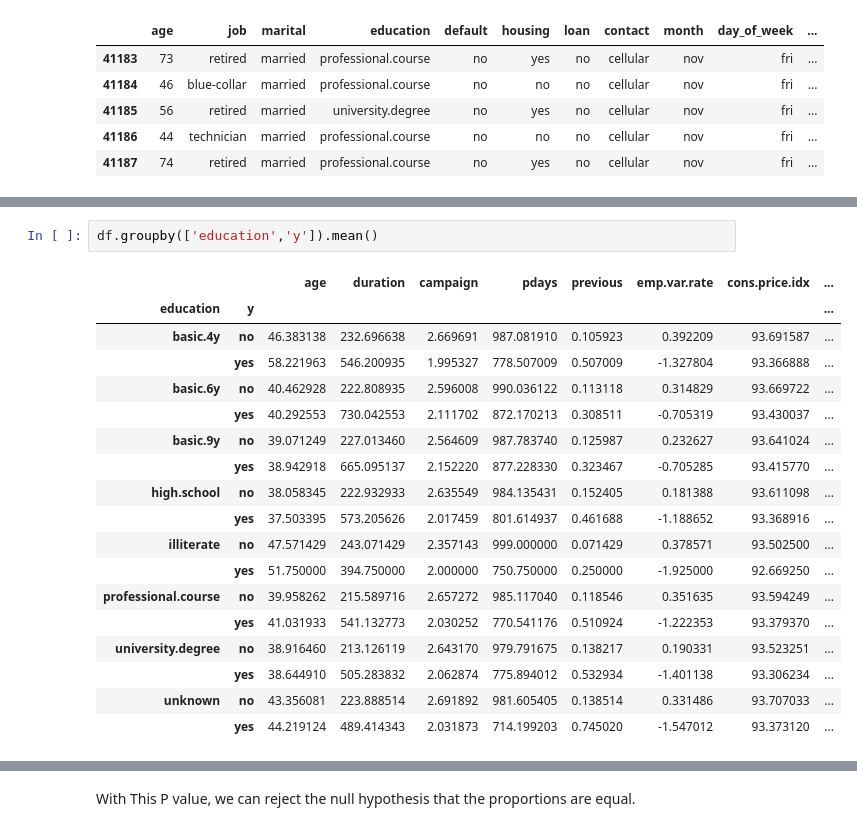
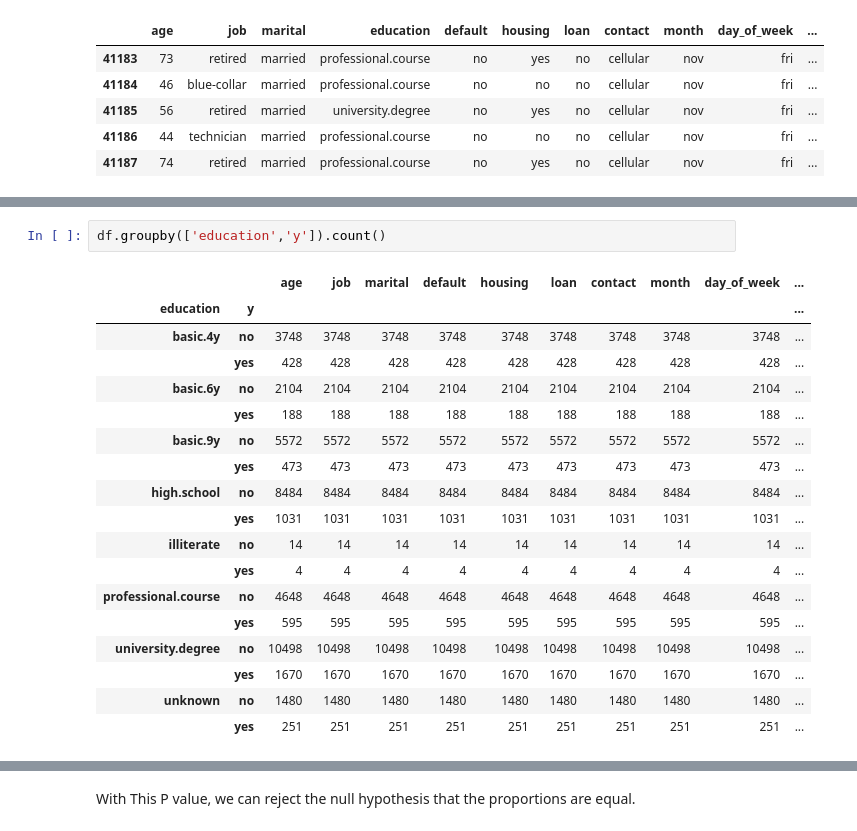
Before and after one commit to garywheeler24/DS-Atlanta-Mod-3-Project, a Jupyter notebook: Gary/Project V1.ipynb, the cells around one changed output, grey strips where cells are left out. Drawn from its saved outputs; the diff is of its cells as text.

```diff
--- a/Gary/Project V1.ipynb
+++ b/Gary/Project V1.ipynb
@@ -63,21 +203,21 @@ plt.legend()
 # %%
-df.groupby(['education','y']).mean()
+df.groupby(['education','y']).count()
 # %% [output]
-|  |  | age | duration | campaign | pdays | previous | emp.var.rate | cons.price.idx | ... |
-| education | y |  |  |  |  |  |  |  | ... |
-| basic.4y | no | 46.383138 | 232.696638 | 2.669691 | 987.081910 | 0.105923 | 0.392209 | 93.691587 | ... |
-|  | yes | 58.221963 | 546.200935 | 1.995327 | 778.507009 | 0.507009 | -1.327804 | 93.366888 | ... |
-| basic.6y | no | 40.462928 | 222.808935 | 2.596008 | 990.036122 | 0.113118 | 0.314829 | 93.669722 | ... |
-|  | yes | 40.292553 | 730.042553 | 2.111702 | 872.170213 | 0.308511 | -0.705319 | 93.430037 | ... |
-| basic.9y | no | 39.071249 | 227.013460 | 2.564609 | 987.783740 | 0.125987 | 0.232627 | 93.641024 | ... |
-|  | yes | 38.942918 | 665.095137 | 2.152220 | 877.228330 | 0.323467 | -0.705285 | 93.415770 | ... |
-| high.school | no | 38.058345 | 222.932933 | 2.635549 | 984.135431 | 0.152405 | 0.181388 | 93.611098 | ... |
-|  | yes | 37.503395 | 573.205626 | 2.017459 | 801.614937 | 0.461688 | -1.188652 | 93.368916 | ... |
-| illiterate | no | 47.571429 | 243.071429 | 2.357143 | 999.000000 | 0.071429 | 0.378571 | 93.502500 | ... |
-|  | yes | 51.750000 | 394.750000 | 2.000000 | 750.750000 | 0.250000 | -1.925000 | 92.669250 | ... |
-| professional.course | no | 39.958262 | 215.589716 | 2.657272 | 985.117040 | 0.118546 | 0.351635 | 93.594249 | ... |
-|  | yes | 41.031933 | 541.132773 | 2.030252 | 770.541176 | 0.510924 | -1.222353 | 93.379370 | ... |
-| university.degree | no | 38.916460 | 213.126119 | 2.643170 | 979.791675 | 0.138217 | 0.190331 | 93.523251 | ... |
-|  | yes | 38.644910 | 505.283832 | 2.062874 | 775.894012 | 0.532934 | -1.401138 | 93.306234 | ... |
-| unknown | no | 43.356081 | 223.888514 | 2.691892 | 981.605405 | 0.138514 | 0.331486 | 93.707033 | ... |
-|  | yes | 44.219124 | 489.414343 | 2.031873 | 714.199203 | 0.745020 | -1.547012 | 93.373120 | ... |
+|  |  | age | job | marital | default | housing | loan | contact | month | day_of_week | ... |
+| education | y |  |  |  |  |  |  |  |  |  | ... |
+| basic.4y | no | 3748 | 3748 | 3748 | 3748 | 3748 | 3748 | 3748 | 3748 | 3748 | ... |
+|  | yes | 428 | 428 | 428 | 428 | 428 | 428 | 428 | 428 | 428 | ... |
+| basic.6y | no | 2104 | 2104 | 2104 | 2104 | 2104 | 2104 | 2104 | 2104 | 2104 | ... |
+|  | yes | 188 | 188 | 188 | 188 | 188 | 188 | 188 | 188 | 188 | ... |
+| basic.9y | no | 5572 | 5572 | 5572 | 5572 | 5572 | 5572 | 5572 | 5572 | 5572 | ... |
+|  | yes | 473 | 473 | 473 | 473 | 473 | 473 | 473 | 473 | 473 | ... |
+| high.school | no | 8484 | 8484 | 8484 | 8484 | 8484 | 8484 | 8484 | 8484 | 8484 | ... |
+|  | yes | 1031 | 1031 | 1031 | 1031 | 1031 | 1031 | 1031 | 1031 | 1031 | ... |
+| illiterate | no | 14 | 14 | 14 | 14 | 14 | 14 | 14 | 14 | 14 | ... |
+|  | yes | 4 | 4 | 4 | 4 | 4 | 4 | 4 | 4 | 4 | ... |
+| professional.course | no | 4648 | 4648 | 4648 | 4648 | 4648 | 4648 | 4648 | 4648 | 4648 | ... |
+|  | yes | 595 | 595 | 595 | 595 | 595 | 595 | 595 | 595 | 595 | ... |
+| university.degree | no | 10498 | 10498 | 10498 | 10498 | 10498 | 10498 | 10498 | 10498 | 10498 | ... |
+|  | yes | 1670 | 1670 | 1670 | 1670 | 1670 | 1670 | 1670 | 1670 | 1670 | ... |
+| unknown | no | 1480 | 1480 | 1480 | 1480 | 1480 | 1480 | 1480 | 1480 | 1480 | ... |
+|  | yes | 251 | 251 | 251 | 251 | 251 | 251 | 251 | 251 | 251 | ... |
```
Also changed, not shown: parts of 29 cells of this notebook.
